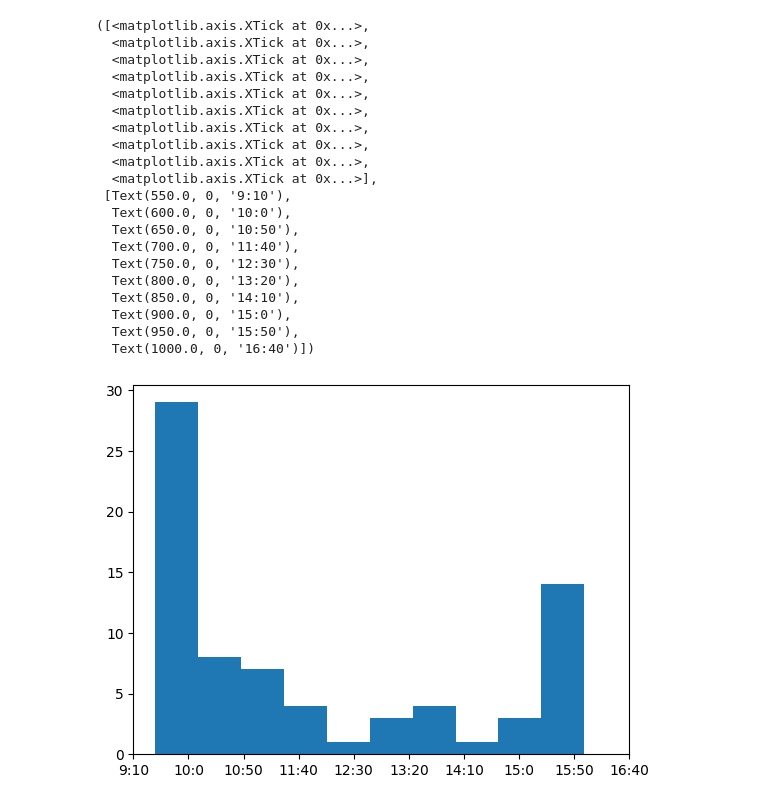
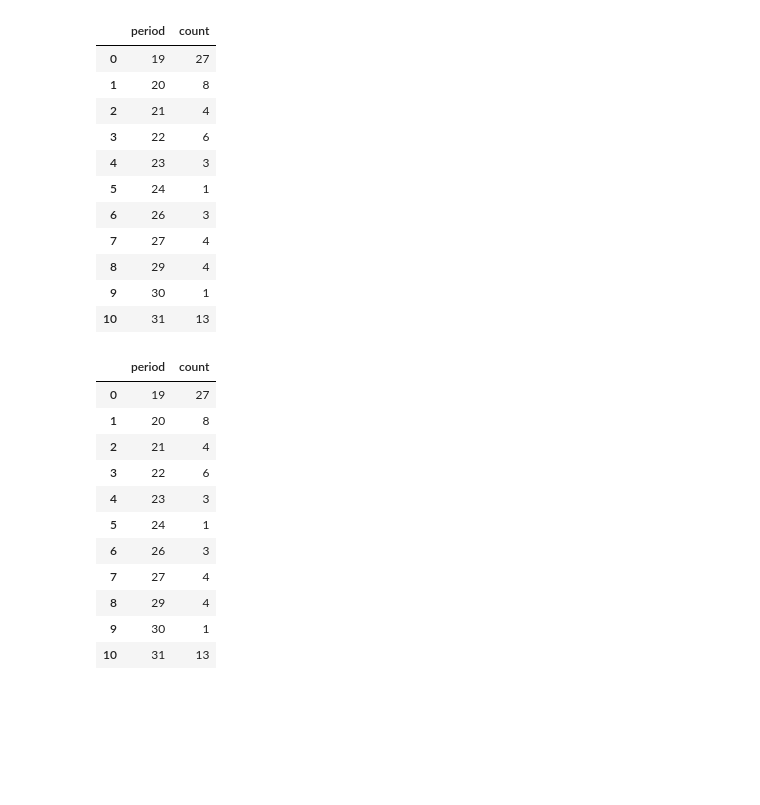
Before and after one commit to maxbaroi/codespaces-jupyter, a Jupyter notebook: notebooks/agl.ipynb, the cells around one changed output. Drawn from its saved outputs; the diff is of its cells as text; code cells hidden in the pictures; blank space fills up the shorter version.

```diff
--- a/notebooks/agl.ipynb
+++ b/notebooks/agl.ipynb
@@ -58,28 +50,40 @@ res
-# %%
-fig = plt.pyplot.hist(vals)
-locs, labels = plt.pyplot.xticks()
-for x in labels:
-    x.set_text(f"{round(x.get_position()[0]) // 60}:{round(x.get_position()[0]) % 60}")
-plt.pyplot.xticks(locs,labels)
-# %% [output]
-([<matplotlib.axis.XTick at 0x...>,
-  <matplotlib.axis.XTick at 0x...>,
-  <matplotlib.axis.XTick at 0x...>,
-  <matplotlib.axis.XTick at 0x...>,
-  <matplotlib.axis.XTick at 0x...>,
-  <matplotlib.axis.XTick at 0x...>,
-  <matplotlib.axis.XTick at 0x...>,
-  <matplotlib.axis.XTick at 0x...>,
-  <matplotlib.axis.XTick at 0x...>,
-  <matplotlib.axis.XTick at 0x...>],
- [Text(550.0, 0, '9:10'),
-  Text(600.0, 0, '10:0'),
-  Text(650.0, 0, '10:50'),
-  Text(700.0, 0, '11:40'),
-  Text(750.0, 0, '12:30'),
-  Text(800.0, 0, '13:20'),
-  Text(850.0, 0, '14:10'),
-  Text(900.0, 0, '15:0'),
-  Text(950.0, 0, '15:50'),
-  Text(1000.0, 0, '16:40')])
-[figure, removed]
+# %%
+vals_h = df.loc[df.groupby('day')['high'].idxmax()].sort_index()
+vals_h = vals_h[vals_h['day'] >= date(2022,11,1)]
+vals_h['period'] = vals_h['time'].map(lambda x: (60*x.hour+x.minute) // 30)
+plot_vals_h = vals_h.groupby(['period'])['period'].count().reset_index(name='count')
+#plot_vals_h['period'] = plot_vals_h['period'].astype('Int64')
+plot_vals_h
+# %% [output]
+|  | period | count |
+| 0 | 19 | 27 |
+| 1 | 20 | 8 |
+| 2 | 21 | 4 |
+| 3 | 22 | 6 |
+| 4 | 23 | 3 |
+| 5 | 24 | 1 |
+| 6 | 26 | 3 |
+| 7 | 27 | 4 |
+| 8 | 29 | 4 |
+| 9 | 30 | 1 |
+| 10 | 31 | 13 |
+# %%
+vals_l = df.loc[df.groupby('day')['low'].idxmin()].sort_index()
+vals_l = vals_h[vals_h['day'] >= date(2022,11,1)]
+vals_l['period'] = vals_l['time'].map(lambda x: (60*x.hour+x.minute) // 30)
+plot_vals_l = vals_l.groupby(['period'])['period'].count().reset_index(name='count')
+#plot_vals_l['period'] = plot_vals_l['period'].astype('Int64')
+plot_vals_l
+# %% [output]
+|  | period | count |
+| 0 | 19 | 27 |
+| 1 | 20 | 8 |
+| 2 | 21 | 4 |
+| 3 | 22 | 6 |
+| 4 | 23 | 3 |
+| 5 | 24 | 1 |
+| 6 | 26 | 3 |
+| 7 | 27 | 4 |
+| 8 | 29 | 4 |
+| 9 | 30 | 1 |
+| 10 | 31 | 13 |
```
Also changed, not shown: parts of 10 cells of this notebook.
